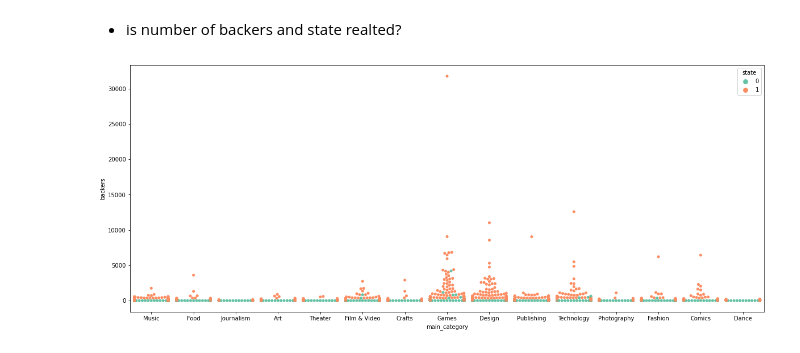
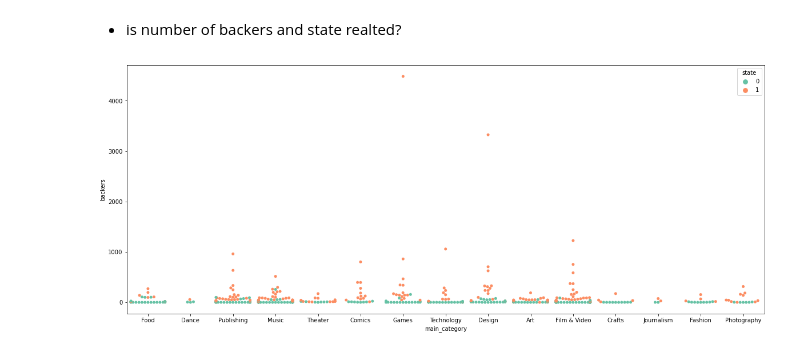
Before and after one commit to davidwederstrandtsr/Xtra_projects, a Jupyter notebook: kickstarter-exercise.ipynb, the cells around one changed output. Saved outputs shown, nothing was run; the diff lists cells and outputs as text; code cells hidden in the pictures.

```diff
--- a/kickstarter-exercise.ipynb
+++ b/kickstarter-exercise.ipynb
@@ -326,11 +338,11 @@ plt.axvline(50, ls='--', color='grey')
 - is number of backers and state realted?
 # %%
 plt.figure(figsize=(20,8))
-train_sample = train.sample(5000)
+train_sample = train.sample(500)
 sns.swarmplot(x='main_category', y='backers', data=train_sample, hue='state', palette='Set2')
 plt.show()
 # %% [output]
-[figure, old version]
+[figure, new version]
 # %%
 train.to_csv('train.csv', index=False)
 test.to_csv('test.csv', index=False)
```
Also changed, not shown: parts of 3 cells of this notebook.
